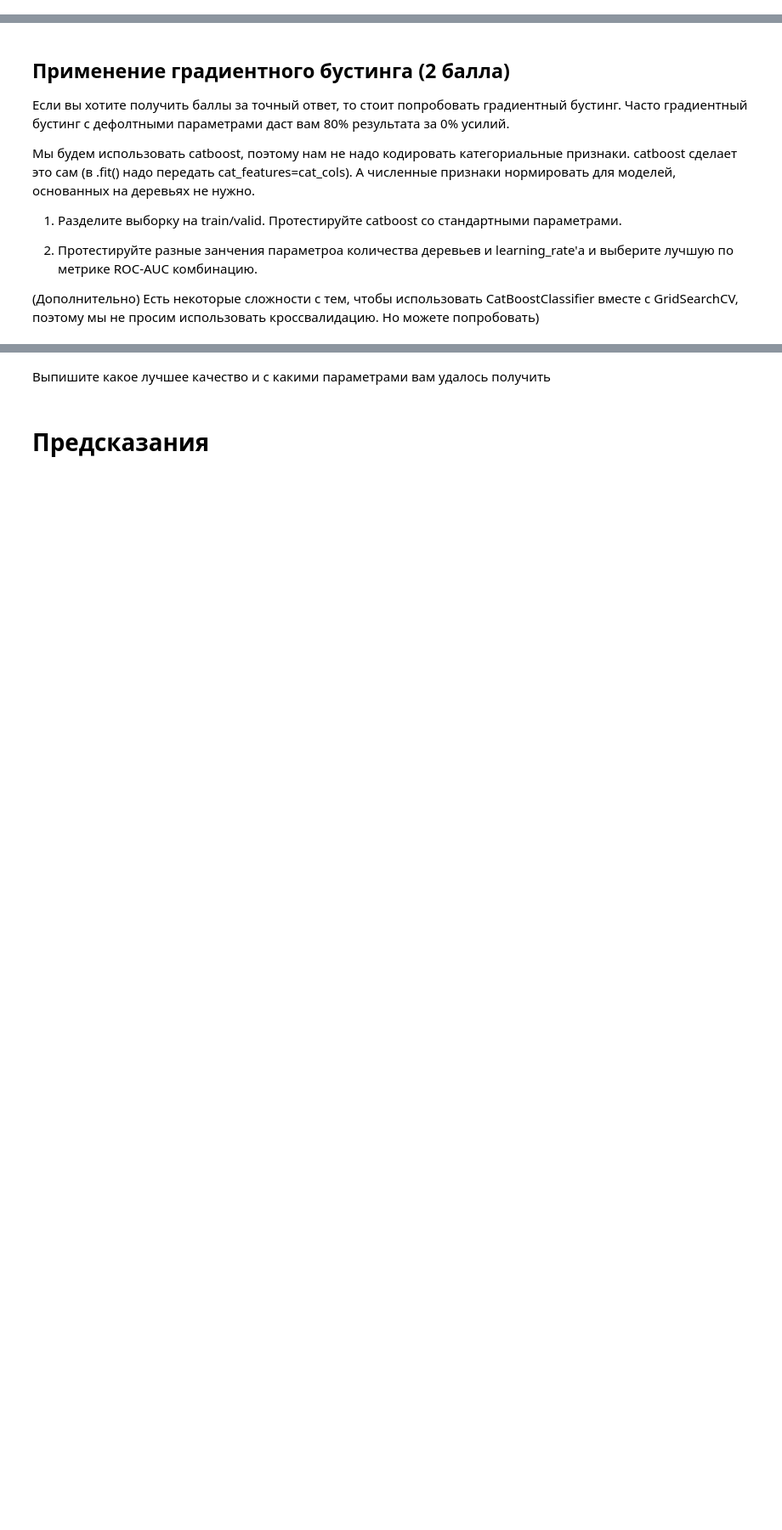
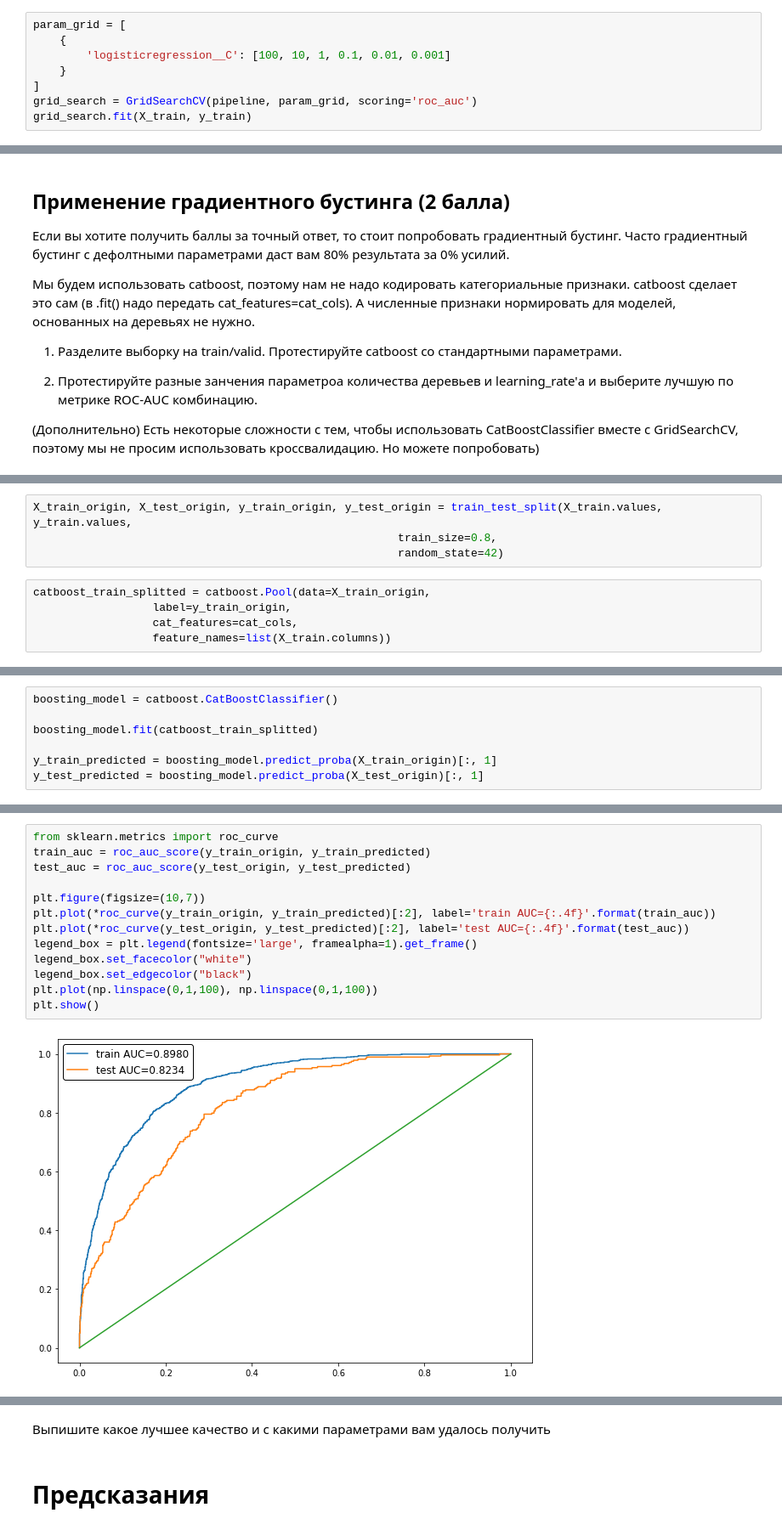
Before and after one commit to dato7898/depp_learning_mfti, a Jupyter notebook: Model Selection/baseline.ipynb, the cells around one changed output, grey strips where cells are left out. Shown: that part at 85% size. Drawn from its saved outputs; the diff is of its cells as text; blank space fills up the shorter version.

```diff
--- a/Model Selection/baseline.ipynb
+++ b/Model Selection/baseline.ipynb
@@ -230,0 +243,8 @@ pipeline = make_pipeline(columnTransformer, LogisticRegression())
+# %%
+param_grid = [
+    {
+        'logisticregression__C': [100, 10, 1, 0.1, 0.01, 0.001]
+    }
+]
+grid_search = GridSearchCV(pipeline, param_grid, scoring='roc_auc')
+grid_search.fit(X_train, y_train)
@@ -244,0 +313,9 @@ pipeline = make_pipeline(columnTransformer, LogisticRegression())
+# %%
+X_train_origin, X_test_origin, y_train_origin, y_test_origin = train_test_split(X_train.values, y_train.values,
+                                                       train_size=0.8,
+                                                       random_state=42)
+# %%
+catboost_train_splitted = catboost.Pool(data=X_train_origin,
+                  label=y_train_origin,
+                  cat_features=cat_cols,
+                  feature_names=list(X_train.columns))
@@ -244,0 +324,7 @@ pipeline = make_pipeline(columnTransformer, LogisticRegression())
+# %%
+boosting_model = catboost.CatBoostClassifier()
+
+boosting_model.fit(catboost_train_splitted)
+
+y_train_predicted = boosting_model.predict_proba(X_train_origin)[:, 1]
+y_test_predicted = boosting_model.predict_proba(X_test_origin)[:, 1]
@@ -244,0 +351,15 @@ pipeline = make_pipeline(columnTransformer, LogisticRegression())
+# %%
+from sklearn.metrics import roc_curve
+train_auc = roc_auc_score(y_train_origin, y_train_predicted)
+test_auc = roc_auc_score(y_test_origin, y_test_predicted)
+
+plt.figure(figsize=(10,7))
+plt.plot(*roc_curve(y_train_origin, y_train_predicted)[:2], label='train AUC={:.4f}'.format(train_auc))
+plt.plot(*roc_curve(y_test_origin, y_test_predicted)[:2], label='test AUC={:.4f}'.format(test_auc))
+legend_box = plt.legend(fontsize='large', framealpha=1).get_frame()
+legend_box.set_facecolor("white")
+legend_box.set_edgecolor("black")
+plt.plot(np.linspace(0,1,100), np.linspace(0,1,100))
+plt.show()
+# %% [output]
+[figure, added]
```
Also changed, not shown: parts of 33 cells of this notebook, 9 other files.
